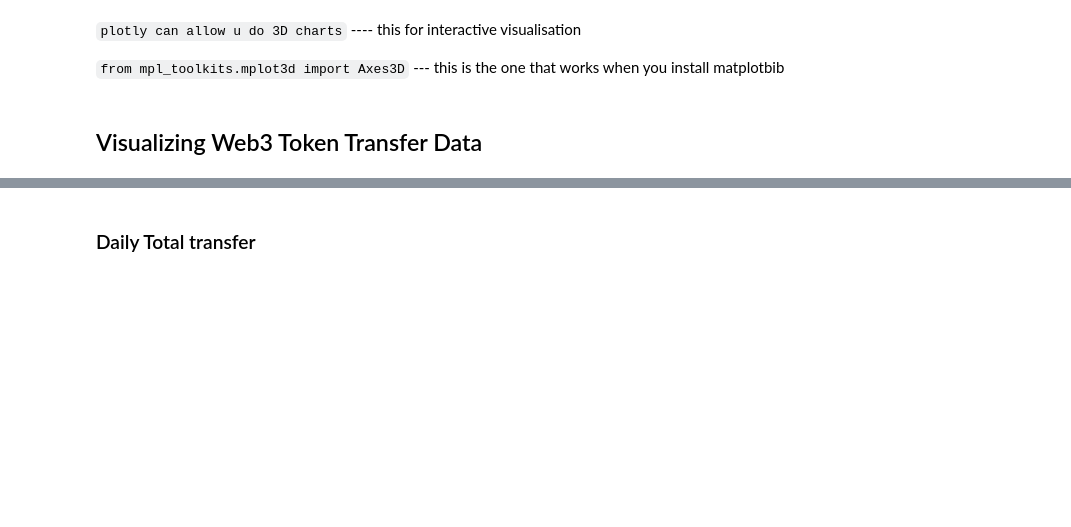
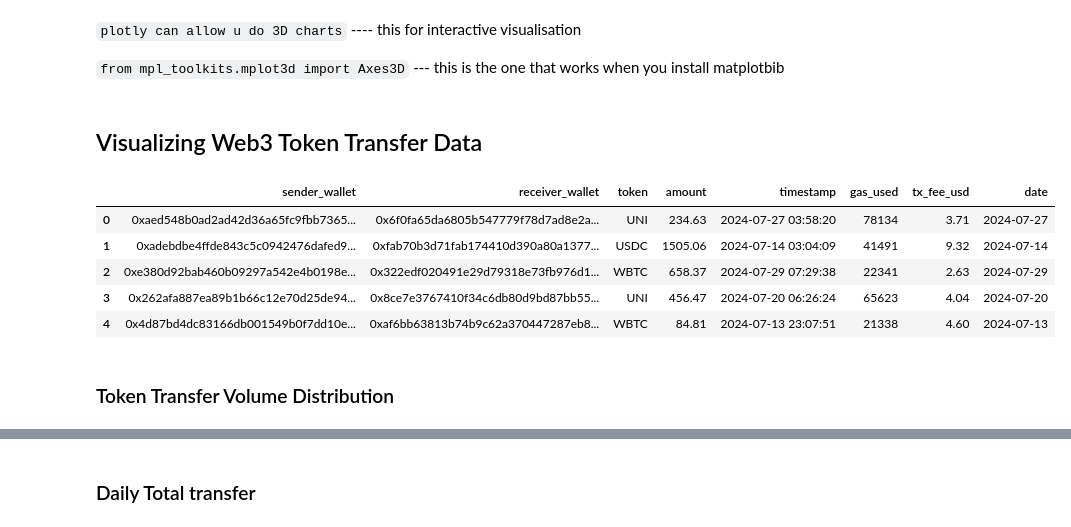
Before and after one commit to joshuatochinwachi/python-cohort-1, a Jupyter notebook: module-2/02_data_visualization_using_Matplotlib_and_Seaborn.ipynb, the cells around one changed output, grey strips where cells are left out. Drawn from its saved outputs; the diff is of its cells as text; code cells hidden in the pictures; blank space fills up the shorter version.

```diff
--- a/module-2/02_data_visualization_using_Matplotlib_and_Seaborn.ipynb
+++ b/module-2/02_data_visualization_using_Matplotlib_and_Seaborn.ipynb
@@ -165,6 +143,19 @@ plt.show()
 # %%
 import pandas as pd
 import matplotlib.pyplot as plt
 import seaborn as sns
 
-df = pd.read_csv('C:\Users\Jo$h\Desktop\Visual Studio Code\python-tutorial-cohort-1\module-2\web3_token_transfers.csv')
+df = pd.read_csv(r'C:\Users\Jo$h\Desktop\Visual Studio Code\python-tutorial-cohort-1\module-2\web3_token_transfers.csv', parse_dates = ['timestamp'])
+df['date'] = df['timestamp'].dt.date
+
+# Setting Seaborn theme
+sns.set(style='whitegrid')
+
+df.head()
+# %% [output]
+|  | sender_wallet | receiver_wallet | token | amount | timestamp | gas_used | tx_fee_usd | date |
+| 0 | 0xaed548b0ad2ad42d36a65fc9fbb7365... | 0x6f0fa65da6805b547779f78d7ad8e2a... | UNI | 234.63 | 2024-07-27 03:58:20 | 78134 | 3.71 | 2024-07-27 |
+| 1 | 0xadebdbe4ffde843c5c0942476dafed9... | 0xfab70b3d71fab174410d390a80a1377... | USDC | 1505.06 | 2024-07-14 03:04:09 | 41491 | 9.32 | 2024-07-14 |
+| 2 | 0xe380d92bab460b09297a542e4b0198e... | 0x322edf020491e29d79318e73fb976d1... | WBTC | 658.37 | 2024-07-29 07:29:38 | 22341 | 2.63 | 2024-07-29 |
+| 3 | 0x262afa887ea89b1b66c12e70d25de94... | 0x8ce7e3767410f34c6db80d9bd87bb55... | UNI | 456.47 | 2024-07-20 06:26:24 | 65623 | 4.04 | 2024-07-20 |
+| 4 | 0x4d87bd4dc83166db001549b0f7dd10e... | 0xaf6bb63813b74b9c62a370447287eb8... | WBTC | 84.81 | 2024-07-13 23:07:51 | 21338 | 4.60 | 2024-07-13 |
@@ -173,3 +162,5 @@ df = pd.read_csv('C:\Users\Jo$h\Desktop\Visual Studio Code\python-tutorial-cohor
+# %% [markdown]
+### Token Transfer Volume Distribution
 # %%
 plt.figure(figsize=(10, 6))
 
```
Also changed, not shown: parts of 5 cells of this notebook.
